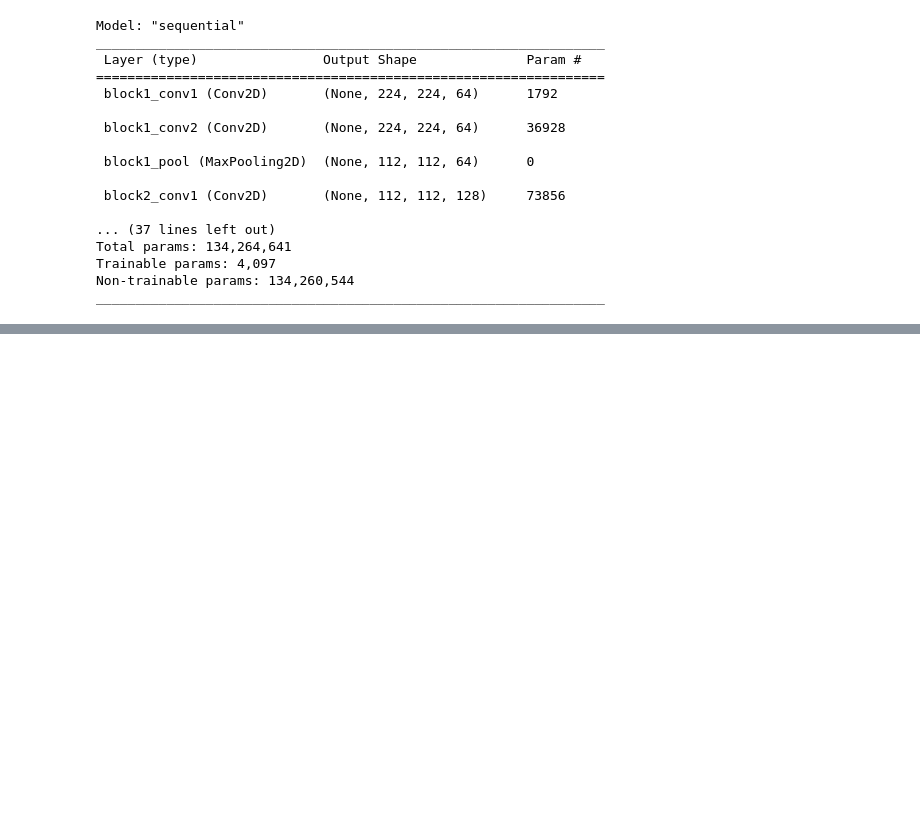
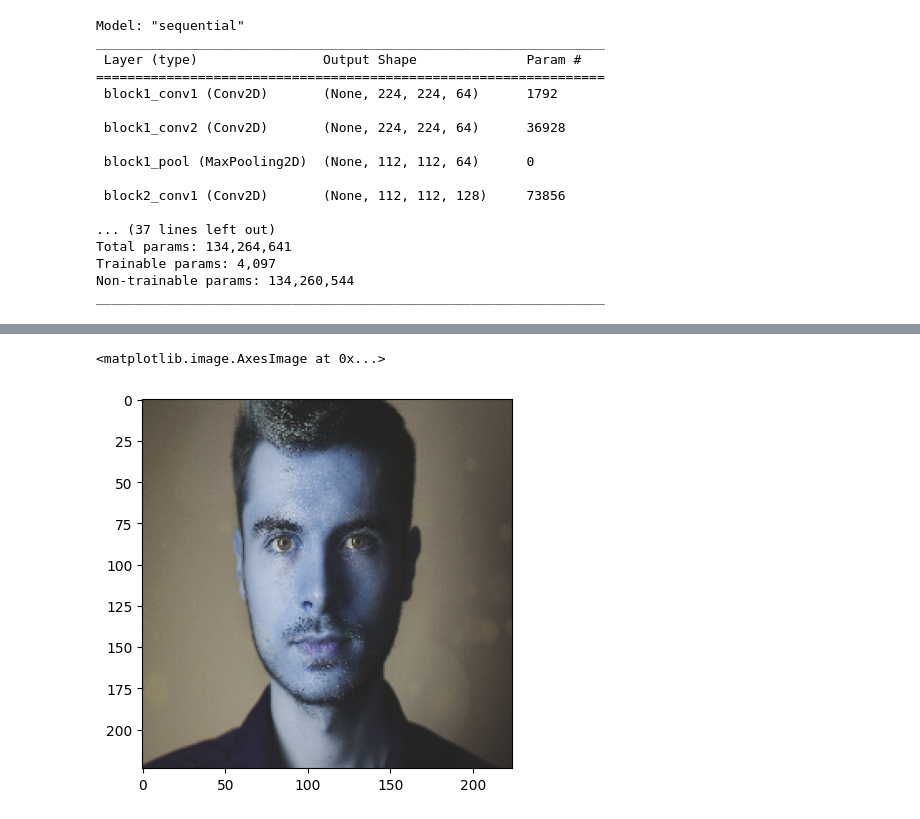
Before and after one commit to sohamfcb/face-mask-detector, a Jupyter notebook: Face Mask Detector.ipynb, the cells around one changed output, grey strips where cells are left out. Cells and saved outputs as stored; diff of their text form; code cells hidden in the pictures; blank space fills up the shorter version.

```diff
--- a/Face Mask Detector.ipynb
+++ b/Face Mask Detector.ipynb
@@ -188,0 +299,8 @@ cap=cv2.VideoCapture(0)
+# %%
+sample_img_2=cv2.imread('sample2.jpg')
+sample_img_2=cv2.resize(sample_img_2,(224,224))
+# %%
+plt.imshow(sample_img_2)
+# %% [output]
+<matplotlib.image.AxesImage at 0x...>
+[figure, added]
```
Also changed, not shown: parts of 41 cells of this notebook, 2 other files.
